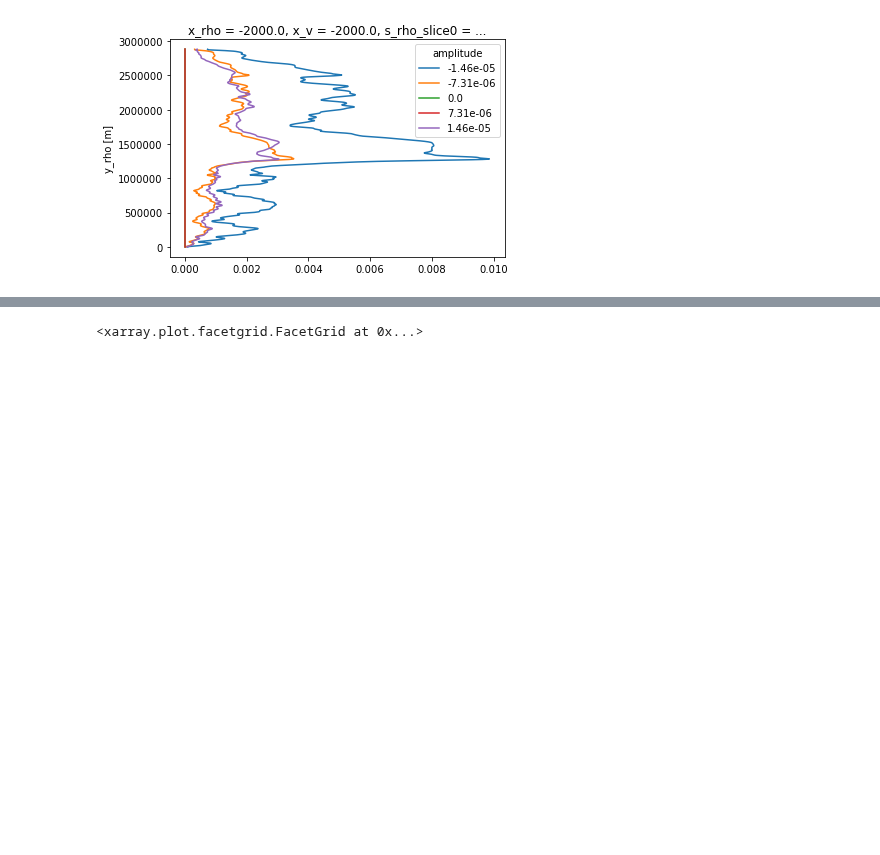
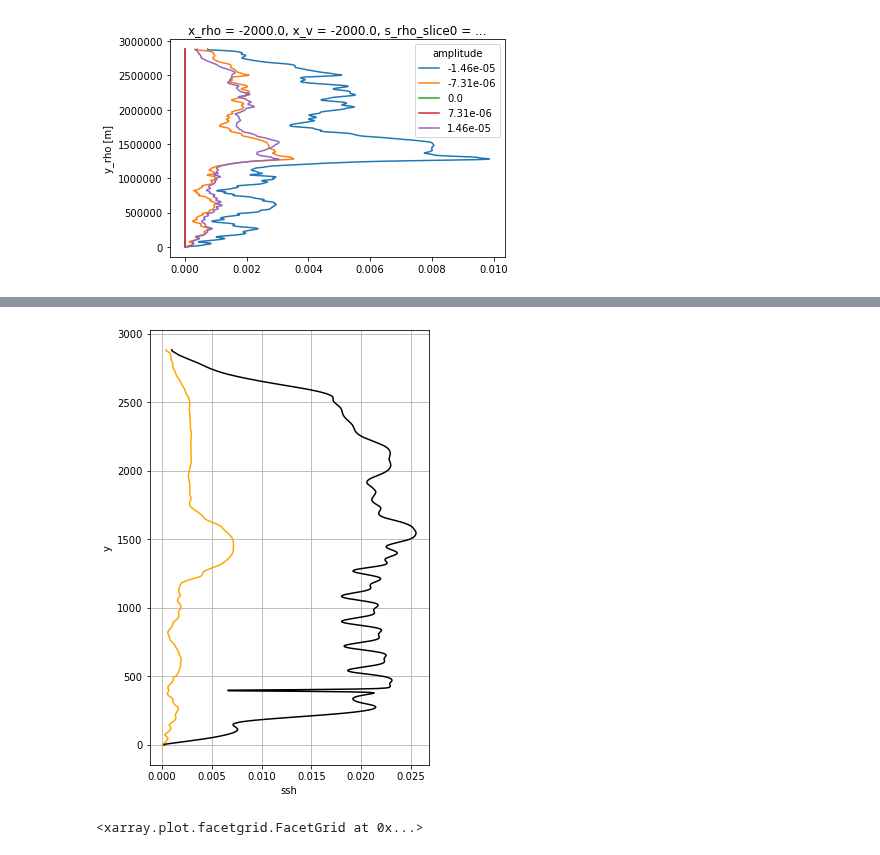
Before and after one commit to apatlpo/itide_ops, a Jupyter notebook: pertubations/itide_twins_m1.ipynb, the cells around one changed output, grey strips where cells are left out. Drawn from its saved outputs; the diff is of its cells as text; code cells hidden in the pictures; blank space fills up the shorter version.

```diff
--- a/pertubations/itide_twins_m1.ipynb
+++ b/pertubations/itide_twins_m1.ipynb
@@ -240,0 +244,15 @@ nlin.std('time').plot.line(y='y_rho')
+# %%
+ds = (xr.concat([r['surf']['ssh'].isel(time=slice(0,None,6)) for r in R],
+               dim='amplitude')
+     )
+ds = ds.assign_coords(amplitude=xr.DataArray(amplitudes, dims='amplitude'))
+
+dds = ds-ds.sel(amplitude=0.)
+nlin = (dds.isel(amplitude=4)+dds.isel(amplitude=0))*0.5
+nlin = (nlin.std(dim=['time','x_rho'])
+        .assign_coords(y=nlin.y_rho/1e3)
+       ).persist()
+# %%
+lin = (dds.std(dim=['time','x_rho'])
+        .assign_coords(y=lin.y_rho/1e3)
+       ).persist()
@@ -241,3 +272,12 @@ nlin.std('time').plot.line(y='y_rho')
+# %%
+ax = plt.subplots(1, figsize=(5,8))
+nlin.plot(y='y', color='orange')
+# add internal tide amplitude
+lin.isel(amplitude=0).plot(y='y', color='k')
+ax[1].set_title('')
+ax[1].grid()
+# %% [output]
+[figure, added]
 # %%
 i=4
 
```
Also changed, not shown: parts of 8 cells of this notebook, 4 other files.
